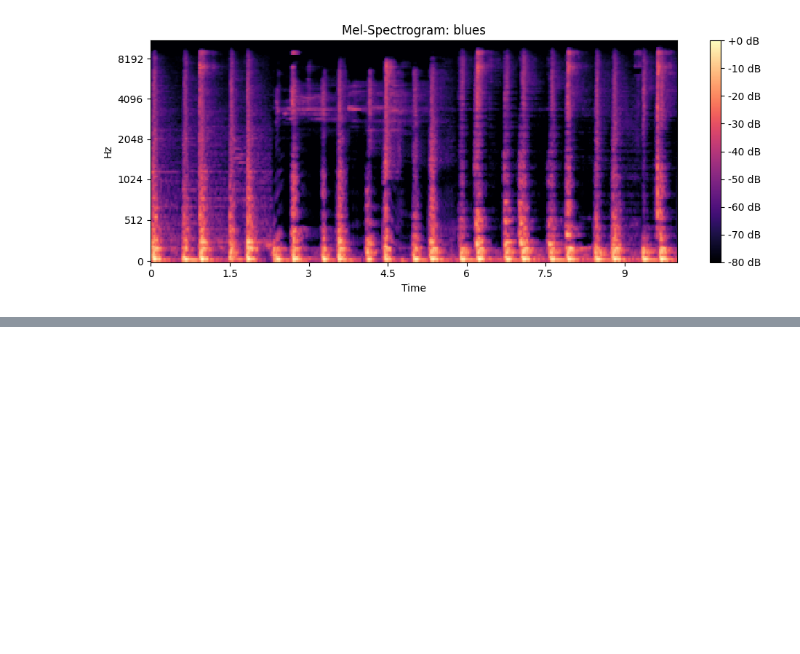
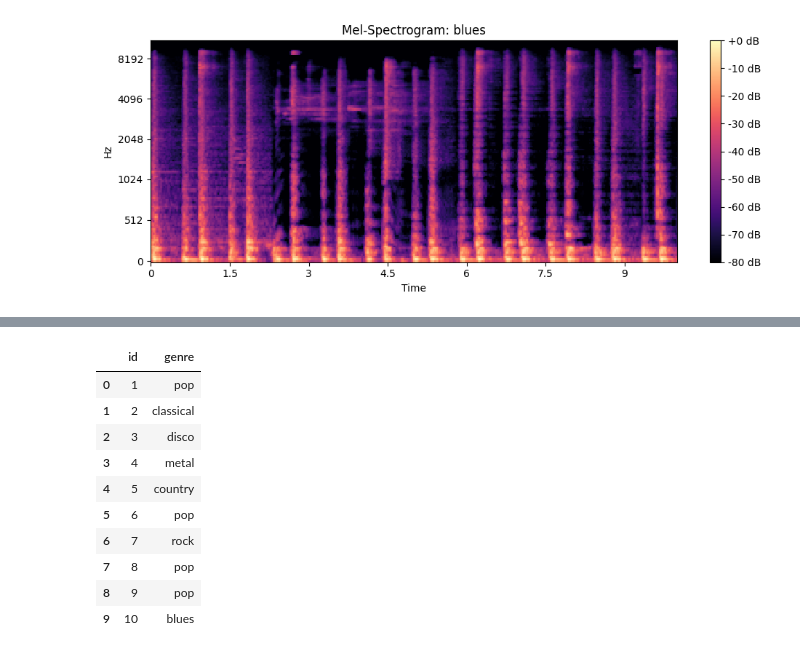
Before and after one commit to Uma-Shettar/DL-24f2000817-notebook-t12026, a Jupyter notebook: notebook.ipynb, the cells around one changed output, grey strips where cells are left out. Saved outputs shown, nothing was run; the diff lists cells and outputs as text; code cells hidden in the pictures; blank space fills up the shorter version.

```diff
--- a/notebook.ipynb
+++ b/notebook.ipynb
@@ -603,0 +180,20 @@ print("Submission file 'submission.csv' is ready!")'''
+# %%
+all_mels, all_labels = [], []
+
+for genre in GENRES:
+    print(f'Generating {SAMPLES_PER_GENRE} samples for: {genre}')
+    genre_path = os.path.join(STEMS_DIR, genre)
+    mels, labels = [], []
+    for _ in tqdm(range(SAMPLES_PER_GENRE)):
+        try:
+            mel = make_one_sample(genre_path)
+            mels.append(mel)
+            labels.append(GENRE2IDX[genre])
+        except Exception:
+            pass
+    all_mels.extend(mels)
+    all_labels.extend(labels)
+
+X = np.array(all_mels, dtype=np.float32)   # (N, 128, T)
+y = np.array(all_labels, dtype=np.int64)
+print(f'Dataset shape: {X.shape}, Labels: {y.shape}')
@@ -603,0 +367,64 @@ print("Submission file 'submission.csv' is ready!")'''
+# %%
+def mel_from_audio(y, sr=SR):
+    """Convert raw audio to normalized mel-spectrogram."""
+    y = librosa.util.fix_length(y, size=sr * DURATION)
+    mel = librosa.feature.melspectrogram(
+        y=y, sr=sr, n_mels=N_MELS, n_fft=N_FFT, hop_length=HOP_LENGTH
+    )
+    mel_db = librosa.power_to_db(mel, ref=np.max).astype(np.float32)
+    mel_db = (mel_db - mel_db.mean()) / (mel_db.std() + 1e-8)
+    return mel_db
+
+
+def predict_file(file_path, model, device, n_tta=N_TTA):
+    """Load audio, apply TTA, return averaged softmax probs."""
+    y, _ = librosa.load(file_path, sr=SR)
+    target_len = SR * DURATION
+
+    probs_list = []
+    for i in range(n_tta):
+        if len(y) >= target_len:
+            if i == 0:                                     # center crop
+                start = (len(y) - target_len) // 2
+            else:                                          # random crop
+                start = random.randint(0, len(y) - target_len)
+            y_seg = y[start:start + target_len]
+        else:
+            y_seg = librosa.util.fix_length(y, size=target_len)
+
+        mel = mel_from_audio(y_seg)
+        t = torch.tensor(mel, dtype=torch.float32).unsqueeze(0).unsqueeze(0).to(device)
+        with torch.no_grad():
+            prob = F.softmax(model(t), dim=1).cpu().numpy()[0]
+        probs_list.append(prob)
+
+    return np.mean(probs_list, axis=0)
+
+
+test_df = pd.read_csv('/kaggle/input/jan-2026-dl-gen-ai-project/messy_mashup/test.csv')
+print(f'Test samples: {len(test_df)}')
+
+model.eval()
+all_probs = []
+
+for _, row in tqdm(test_df.iterrows(), total=len(test_df)):
+    fpath = os.path.join(BASE_DIR, row['filename'])
+    try:
+        p = predict_file(fpath, model, device)
+    except Exception as e:
+        print(f'Error: {fpath} — {e}')
+        p = np.ones(10) / 10
+    all_probs.append(p)
+
+final_preds = [GENRES[i] for i in np.argmax(all_probs, axis=1)]
+
+submission = pd.read_csv(
+    '/kaggle/input/jan-2026-dl-gen-ai-project/messy_mashup/sample_submission.csv'
+)
+submission['genre'] = final_preds
+submission.to_csv('submission.csv', index=False)
+
+print('\nSubmission saved!')
+print(pd.Series(final_preds).value_counts())
+submission.head(10)
+# %% [output]
@@ -603,0 +444,11 @@ print("Submission file 'submission.csv' is ready!")'''
+|  | id | genre |
+| 0 | 1 | pop |
+| 1 | 2 | classical |
+| 2 | 3 | disco |
+| 3 | 4 | metal |
+| 4 | 5 | country |
+| 5 | 6 | pop |
+| 6 | 7 | rock |
+| 7 | 8 | pop |
+| 8 | 9 | pop |
+| 9 | 10 | blues |
```
Also changed, not shown: parts of 26 cells of this notebook.
